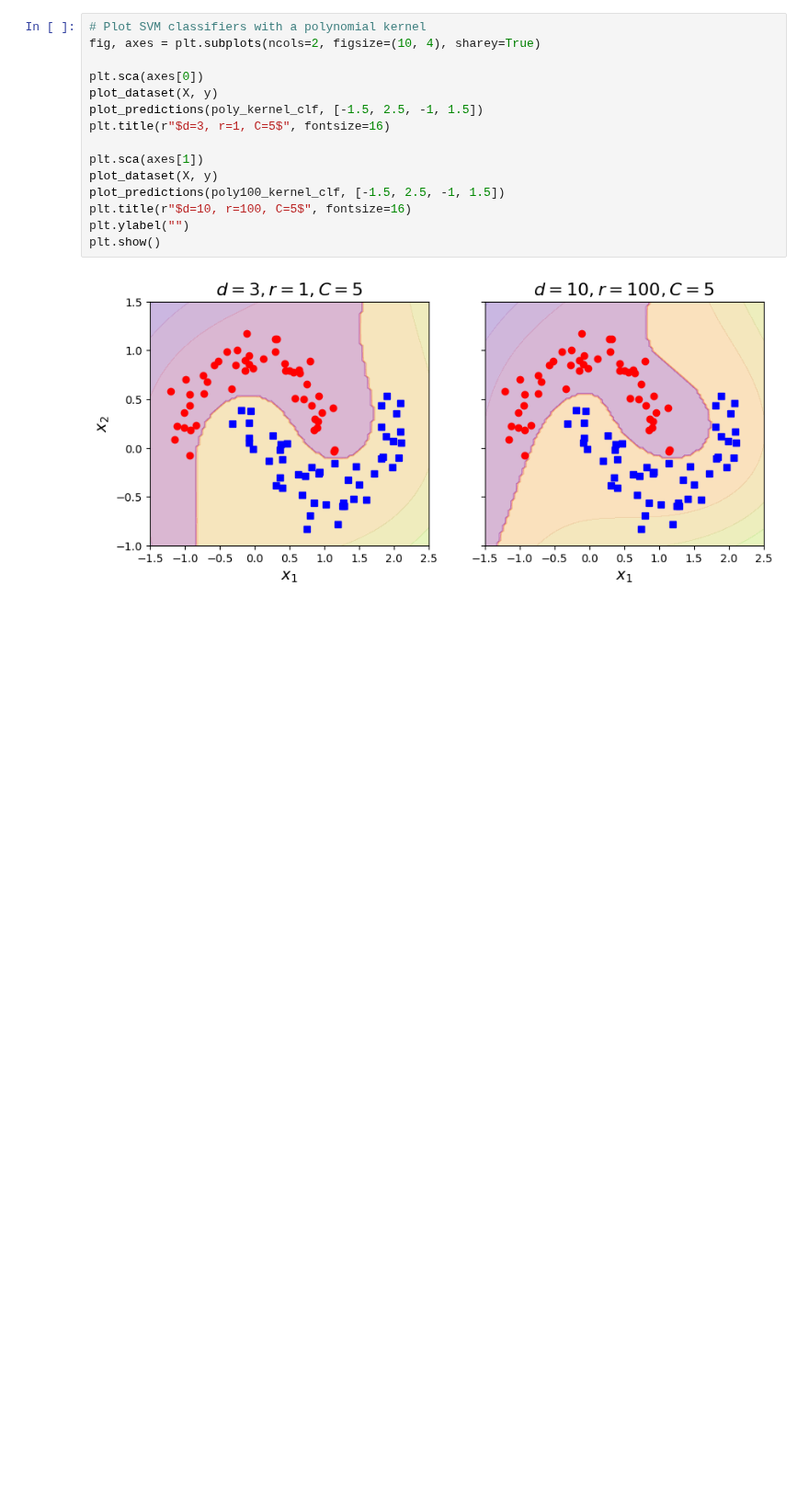
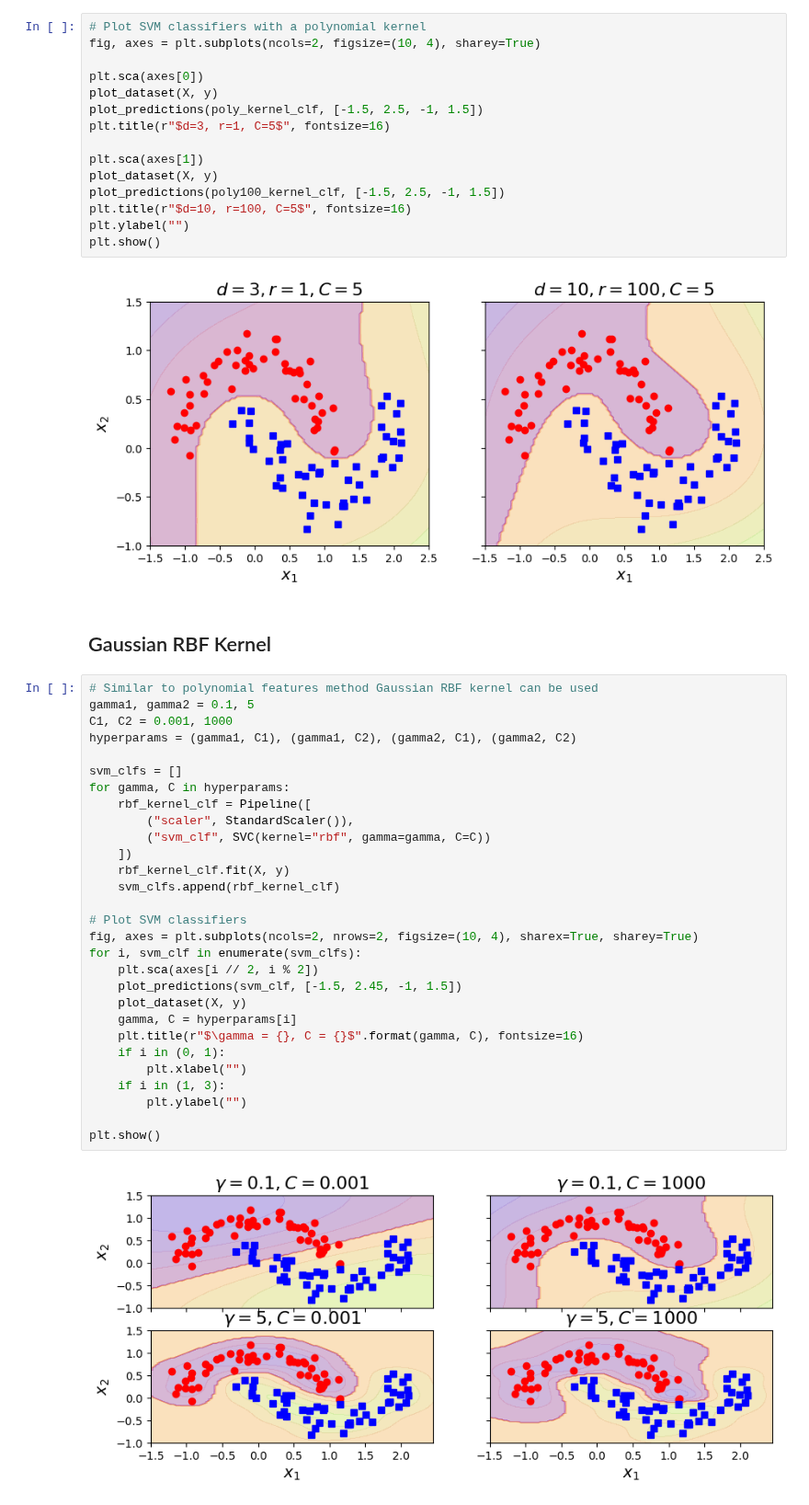
Before and after one commit to tanjatom/MachineLearning, a Jupyter notebook: Classification/toy_dataset_moons_classification.ipynb, the cells around one changed output. Shown at 92% size. Saved outputs shown, nothing was run; the diff lists cells and outputs as text; blank space fills up the shorter version.

Commit message:
Add Gaussian RBF kernel

```diff
--- a/Classification/toy_dataset_moons_classification.ipynb
+++ b/Classification/toy_dataset_moons_classification.ipynb
@@ -101,3 +101,36 @@ plt.ylabel("")
 plt.show()
 # %% [output]
 [figure]
+# %% [markdown]
+## Gaussian RBF Kernel
+# %%
+# Similar to polynomial features method Gaussian RBF kernel can be used
+gamma1, gamma2 = 0.1, 5
+C1, C2 = 0.001, 1000
+hyperparams = (gamma1, C1), (gamma1, C2), (gamma2, C1), (gamma2, C2)
+
+svm_clfs = []
+for gamma, C in hyperparams:
+    rbf_kernel_clf = Pipeline([
+        ("scaler", StandardScaler()),
+        ("svm_clf", SVC(kernel="rbf", gamma=gamma, C=C))
+    ])
+    rbf_kernel_clf.fit(X, y)
+    svm_clfs.append(rbf_kernel_clf)
+
+# Plot SVM classifiers
+fig, axes = plt.subplots(ncols=2, nrows=2, figsize=(10, 4), sharex=True, sharey=True)
+for i, svm_clf in enumerate(svm_clfs):
+    plt.sca(axes[i // 2, i % 2])
+    plot_predictions(svm_clf, [-1.5, 2.45, -1, 1.5])
+    plot_dataset(X, y)
+    gamma, C = hyperparams[i]
+    plt.title(r"$\gamma = {}, C = {}$".format(gamma, C), fontsize=16)
+    if i in (0, 1):
+        plt.xlabel("")
+    if i in (1, 3):
+        plt.ylabel("")
+
+plt.show()
+# %% [output]
+[figure, added]
```
Also changed, not shown: parts of 1 cell of this notebook.
